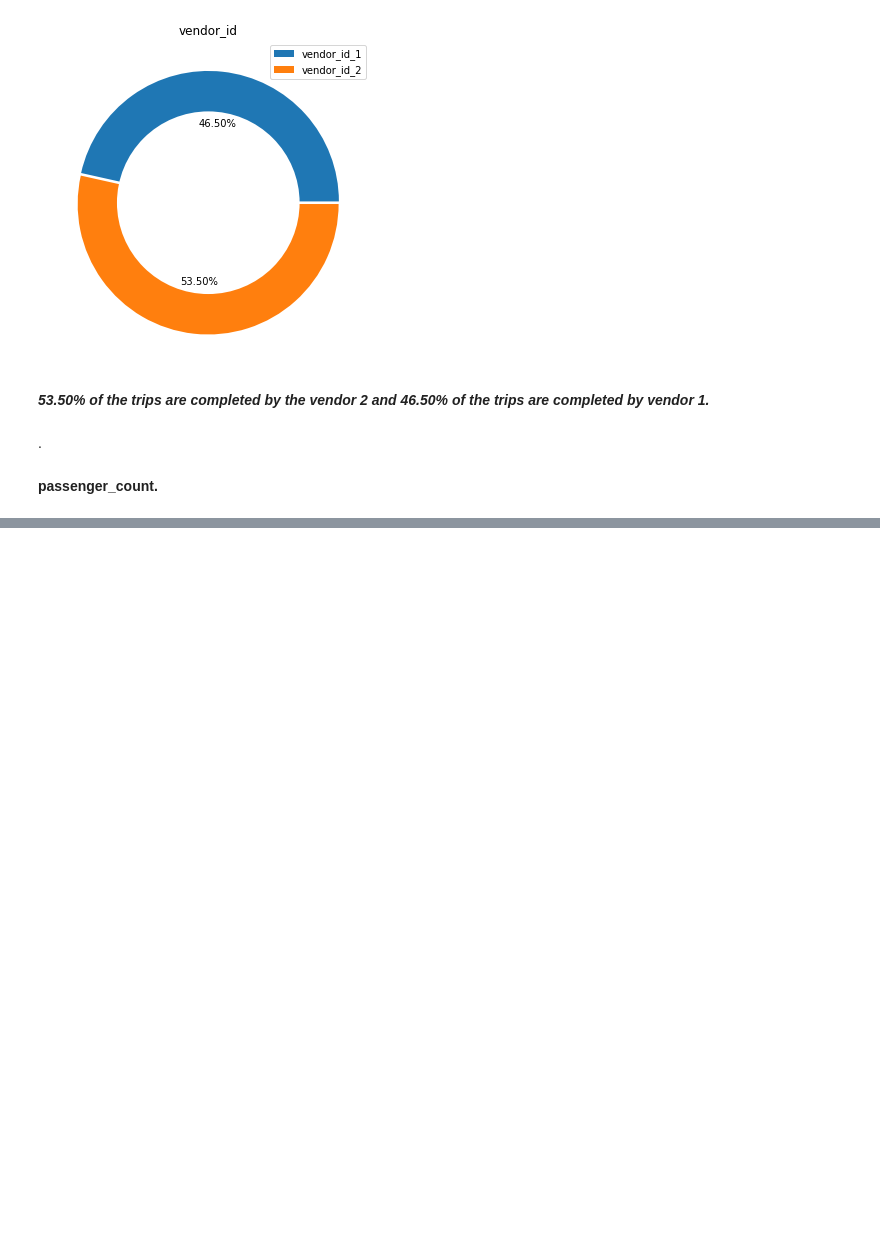
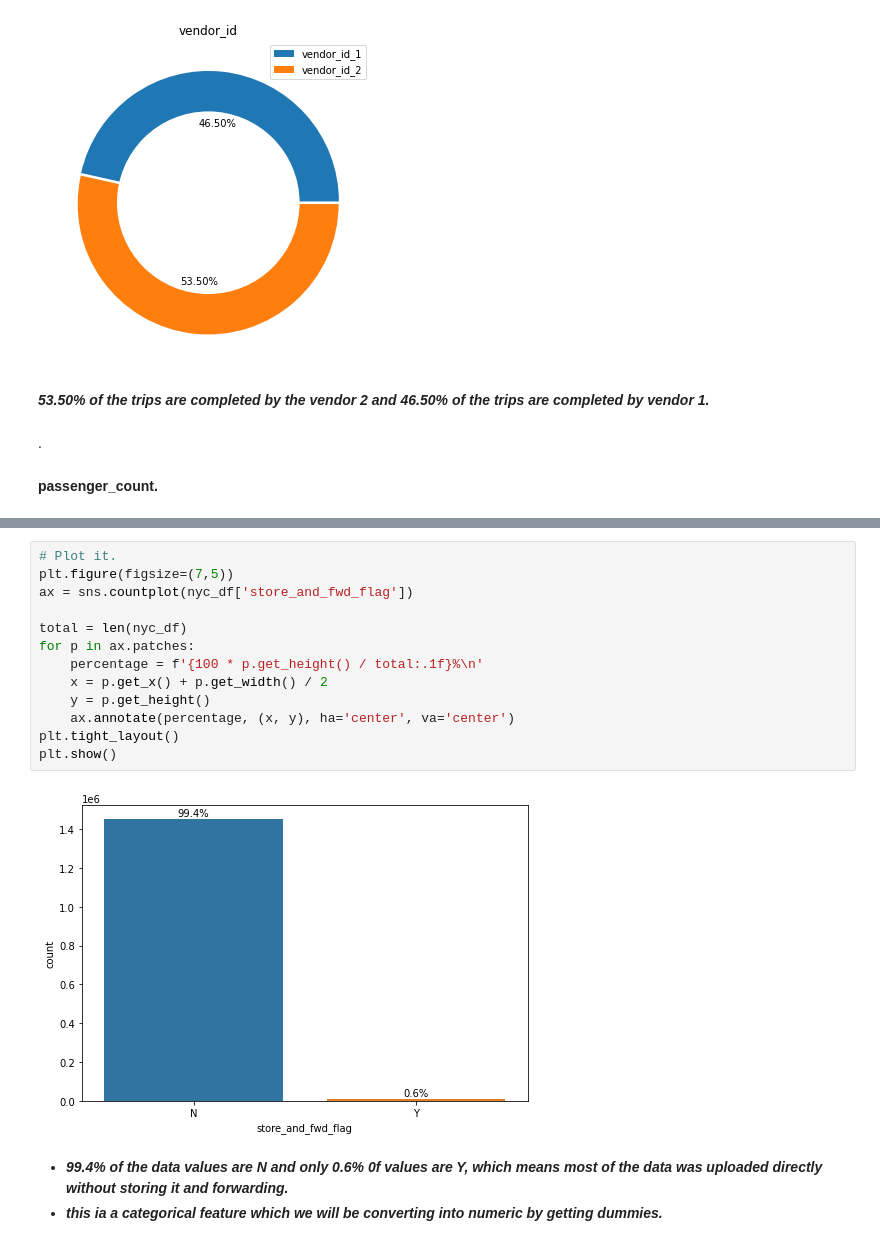
Before and after one commit to anishjohnson/NYC_Taxi_Trip_Time_Prediction, a Jupyter notebook: NYC_Taxi_TripDuration_Prediction.ipynb, the cells around one changed output, grey strips where cells are left out. Drawn from its saved outputs; the diff is of its cells as text; blank space fills up the shorter version.

```diff
--- a/NYC_Taxi_TripDuration_Prediction.ipynb
+++ b/NYC_Taxi_TripDuration_Prediction.ipynb
@@ -260,0 +309,18 @@ plt.show()
+# %%
+# Plot it.
+plt.figure(figsize=(7,5))
+ax = sns.countplot(nyc_df['store_and_fwd_flag'])
+
+total = len(nyc_df)
+for p in ax.patches:
+    percentage = f'{100 * p.get_height() / total:.1f}%\n'
+    x = p.get_x() + p.get_width() / 2
+    y = p.get_height()
+    ax.annotate(percentage, (x, y), ha='center', va='center')
+plt.tight_layout()
+plt.show()
+# %% [output]
+[figure, added]
+# %% [markdown]
+* ***99.4% of the data values are N and only 0.6% 0f values are Y, which means most of the data was uploaded directly without storing it and forwarding.***
+* ***this ia a categorical feature which we will be converting into numeric by getting dummies.***
```
Also changed, not shown: parts of 14 cells of this notebook.
